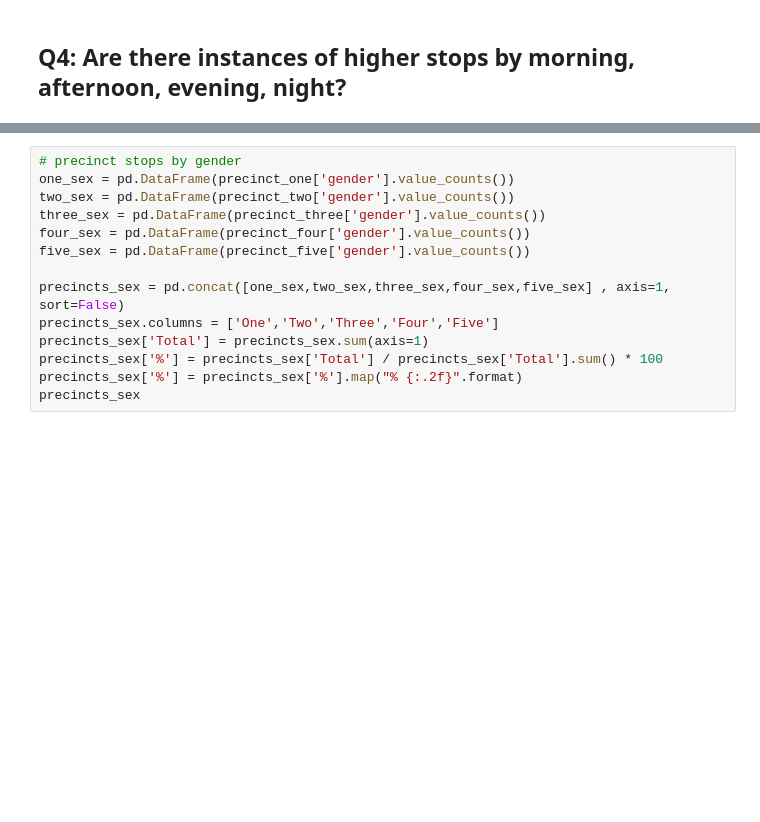
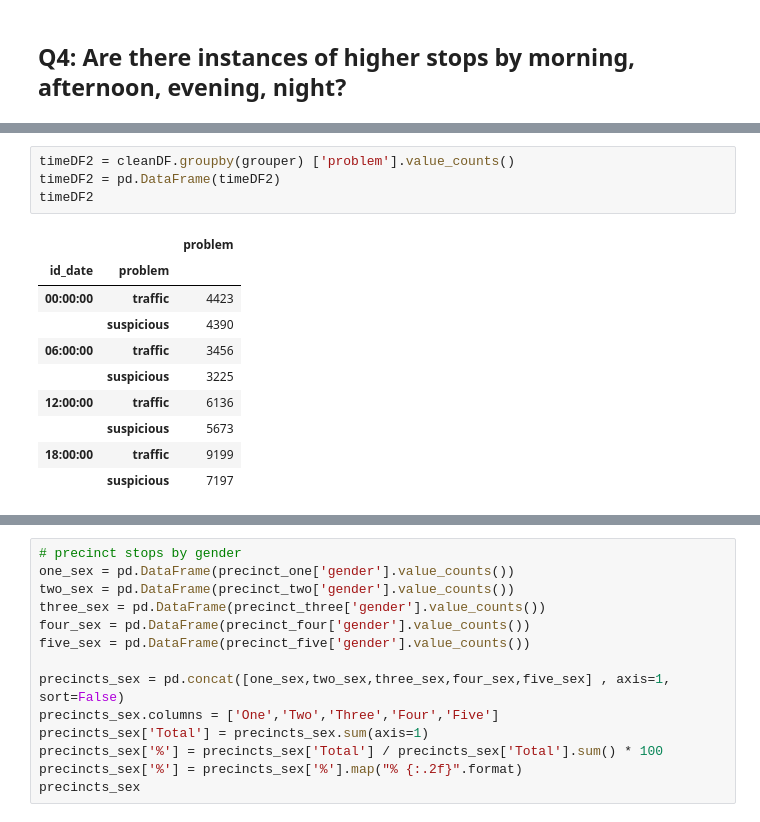
Before and after one commit to elu267/Project_GroupF, a Jupyter notebook: MN_Stop_Data.ipynb, the cells around one changed output, grey strips where cells are left out. Drawn from its saved outputs; the diff is of its cells as text; blank space fills up the shorter version.

```diff
--- a/MN_Stop_Data.ipynb
+++ b/MN_Stop_Data.ipynb
@@ -169,0 +218,15 @@ time_of_day
+# %%
+timeDF2 = cleanDF.groupby(grouper) ['problem'].value_counts()
+timeDF2 = pd.DataFrame(timeDF2)
+timeDF2
+# %% [output]
+|  |  | problem |
+| id_date | problem |  |
+| 00:00:00 | traffic | 4423 |
+|  | suspicious | 4390 |
+| 06:00:00 | traffic | 3456 |
+|  | suspicious | 3225 |
+| 12:00:00 | traffic | 6136 |
+|  | suspicious | 5673 |
+| 18:00:00 | traffic | 9199 |
+|  | suspicious | 7197 |
```
Also changed, not shown: parts of 5 cells of this notebook.
